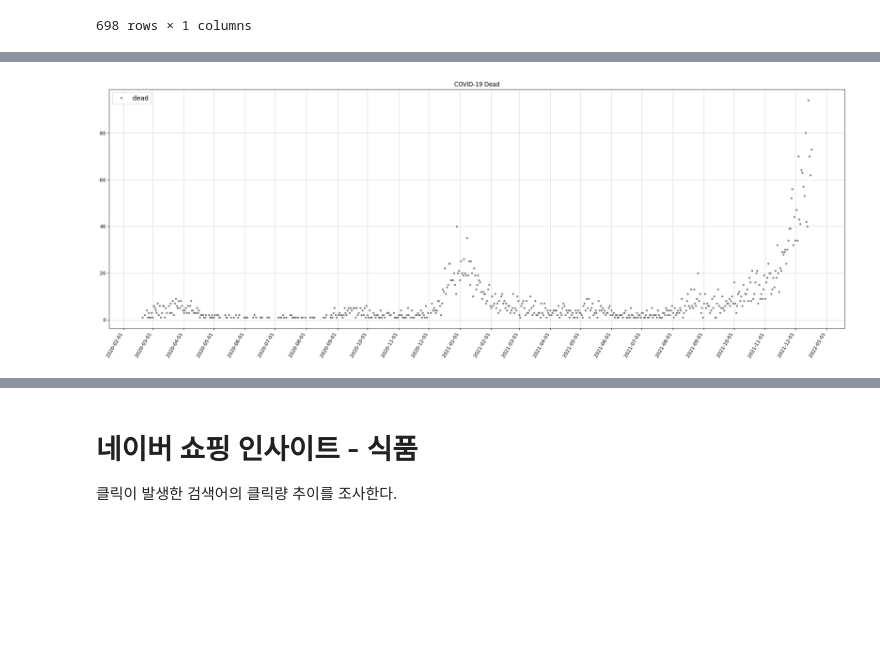
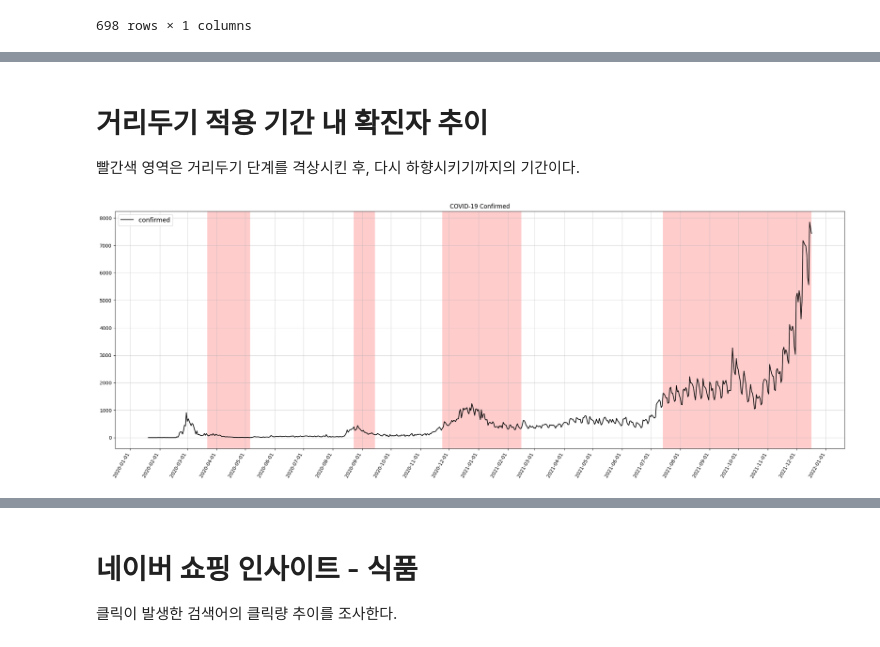
Before and after one commit to rnignon/DAP, a Jupyter notebook: project.ipynb, the cells around one changed output, grey strips where cells are left out. Drawn from its saved outputs; the diff is of its cells as text; code cells hidden in the pictures; blank space fills up the shorter version.

```diff
--- a/project.ipynb
+++ b/project.ipynb
@@ -94,0 +82,22 @@ plt.show()
+# %%
+deadDf = pd.DataFrame(data = covid.dead.array, index = covid.date, columns = ['dead'])
+deadDf = deadDf.replace(',', '', regex = True)
+deadDf = deadDf.replace('-', '', regex = True)
+deadDf['dead'] = pd.to_numeric(deadDf['dead'])
+deadX = [dt.strptime(dstr, '%Y-%m-%d') for dstr in deadDf.index]
+
+fig, ax1 = plt.subplots()
+
+plt.rcParams['figure.figsize'] = (27, 9)
+
+ax1.plot(xdates, covidDf['confirmed'], "-", color = 'black', label = 'confirmed')
+
+plt.setp(plt.gca().get_xticklabels(), rotation = 60, ha = "right")
+plt.legend(fontsize = 13)
+
+ax2 = ax1.twinx()
+
+ax2.bar(xdates, deadDf['dead'], color = 'blue', label = 'dead' , alpha = 0.5, width = 0.7)
+
+plt.legend(fontsize = 13)
+plt.show()
@@ -95,14 +131,21 @@ plt.show()
+# %% [markdown]
+# 거리두기 적용 기간 내 확진자 추이
+빨간색 영역은 거리두기 단계를 격상시킨 후, 다시 하향시키기까지의 기간이다.
 # %%
 plt.figure(figsize = (27, 9), dpi = 100)
-plt.title("COVID-19 Dead")
+plt.title("COVID-19 Confirmed")
 plt.gca().xaxis.set_major_locator(mdates.MonthLocator(interval=1))
 plt.gca().xaxis.set_major_formatter(mdates.DateFormatter("%Y-%m-%d"))
 
-plt.plot(deadX, deadDf['dead'], ".", color = 'grey', label = 'dead')
+plt.plot(xdates, covidDf['confirmed'], "-", color = 'black', label = 'confirmed')
 
 plt.setp(plt.gca().get_xticklabels(), rotation = 60, ha = "right")
 plt.grid(alpha=0.5)
+plt.axvspan(dt(2020, 3, 22), dt(2020,5,6), facecolor='red', alpha=0.2)
+plt.axvspan(dt(2020, 8, 23), dt(2020,9,14), facecolor='red', alpha=0.2)
+plt.axvspan(dt(2020, 11, 24), dt(2021,2,15), facecolor='red', alpha=0.2)
+plt.axvspan(dt(2021, 7, 14), dt(2021,12,17), facecolor='red', alpha=0.2)
 plt.legend(fontsize = 13)
 plt.show()
 # %% [output]
-[figure, old version]
+[figure, new version]
```
Also changed, not shown: parts of 23 cells of this notebook.
